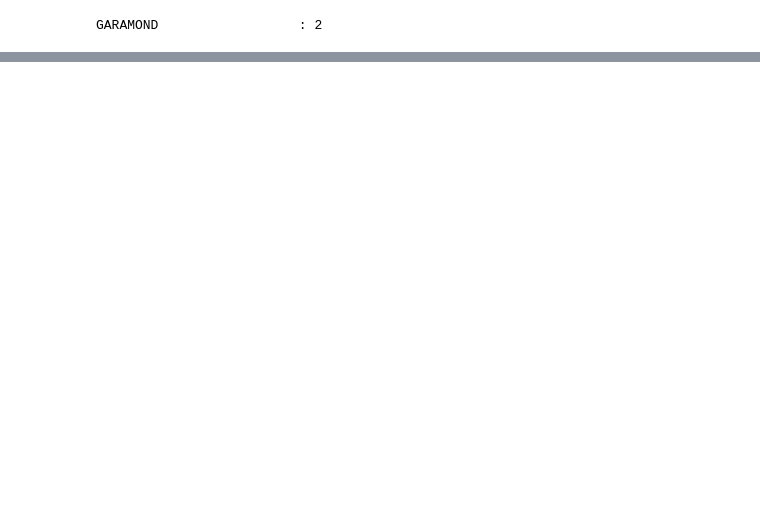
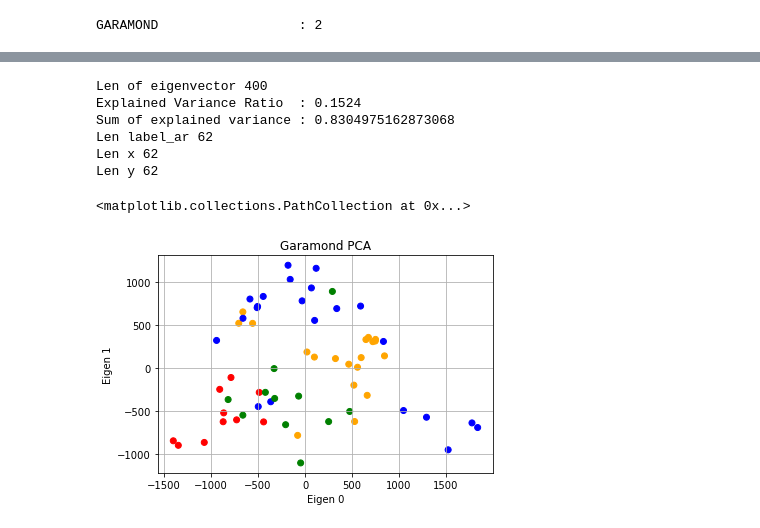
Before and after one commit to digital-tenebrist/udel-math-637, a Jupyter notebook: project-1/dim_reduction.ipynb, the cells around one changed output, grey strips where cells are left out. Saved outputs shown, nothing was run; the diff lists cells and outputs as text; code cells hidden in the pictures; blank space fills up the shorter version.

Commit message:
WIP coloring dim reductions.

```diff
--- a/project-1/dim_reduction.ipynb
+++ b/project-1/dim_reduction.ipynb
@@ -44,0 +74,50 @@ plt.show()
+# %%
+np.set_printoptions(precision=4,floatmode='fixed')
+
+label_ar = [chr(x) for x in font_0_df.m_label]
+
+df=font_0_df.drop(columns=['m_label'])
+df=df-df.mean(axis=0)
+
+pca = PCA(n_components=20)
+pca.fit(df)
+
+print(f'Len of eigenvector {len(pca.components_[0])}')
+#print(f'First eigenvector')
+#print(f'{pca.components_[0]}')
+
+#print(f'First eigenvalue          : {pca.singular_values_[0]:0.4f}')
+print(f'Explained Variance Ratio  : {pca.explained_variance_ratio_[0]:0.4f}')
+print(f'Sum of explained variance : {sum(pca.explained_variance_ratio_)}')
+
+np.set_printoptions()
+
+x=df.dot(pca.components_[0])
+y=df.dot(pca.components_[1])
+
+print(f'Len label_ar {len(label_ar)}')
+print(f'Len x {len(x)}')
+print(f'Len y {len(y)}')
+
+plot_df = pd.DataFrame([np.array(label_ar).transpose(), x.transpose(), y.transpose()]).transpose()
+plot_df.columns=['m_label', 'x', 'y']
+
+char_class = CHAR_CLASS.CharClass()
+color_dict = char_class.get_color_map()
+plot_df['color'] = plot_df['m_label'].apply(lambda x: color_dict[x])
+
+plt.title("Garamond PCA")
+plt.xlabel("Eigen 0")
+plt.ylabel("Eigen 1")
+plt.grid()
+
+plt.scatter(plot_df.x,plot_df.y, c=plot_df.color)
+# %% [output]
+Len of eigenvector 400
+Explained Variance Ratio  : 0.1524
+Sum of explained variance : 0.8304975162873068
+Len label_ar 62
+Len x 62
+Len y 62
+<matplotlib.collections.PathCollection at 0x...>
+[figure, added]
```
Also changed, not shown: parts of 10 cells of this notebook, 2 other files.
